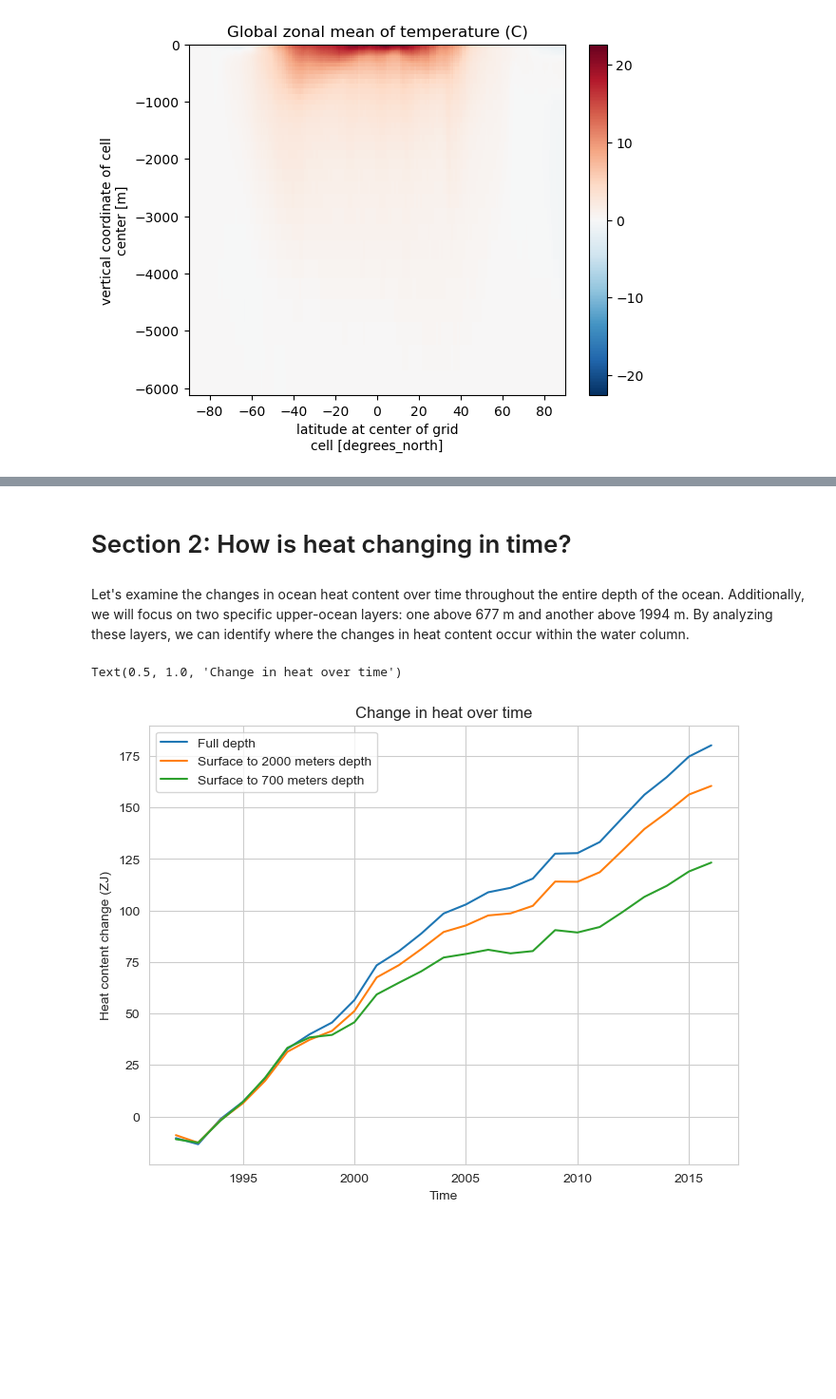
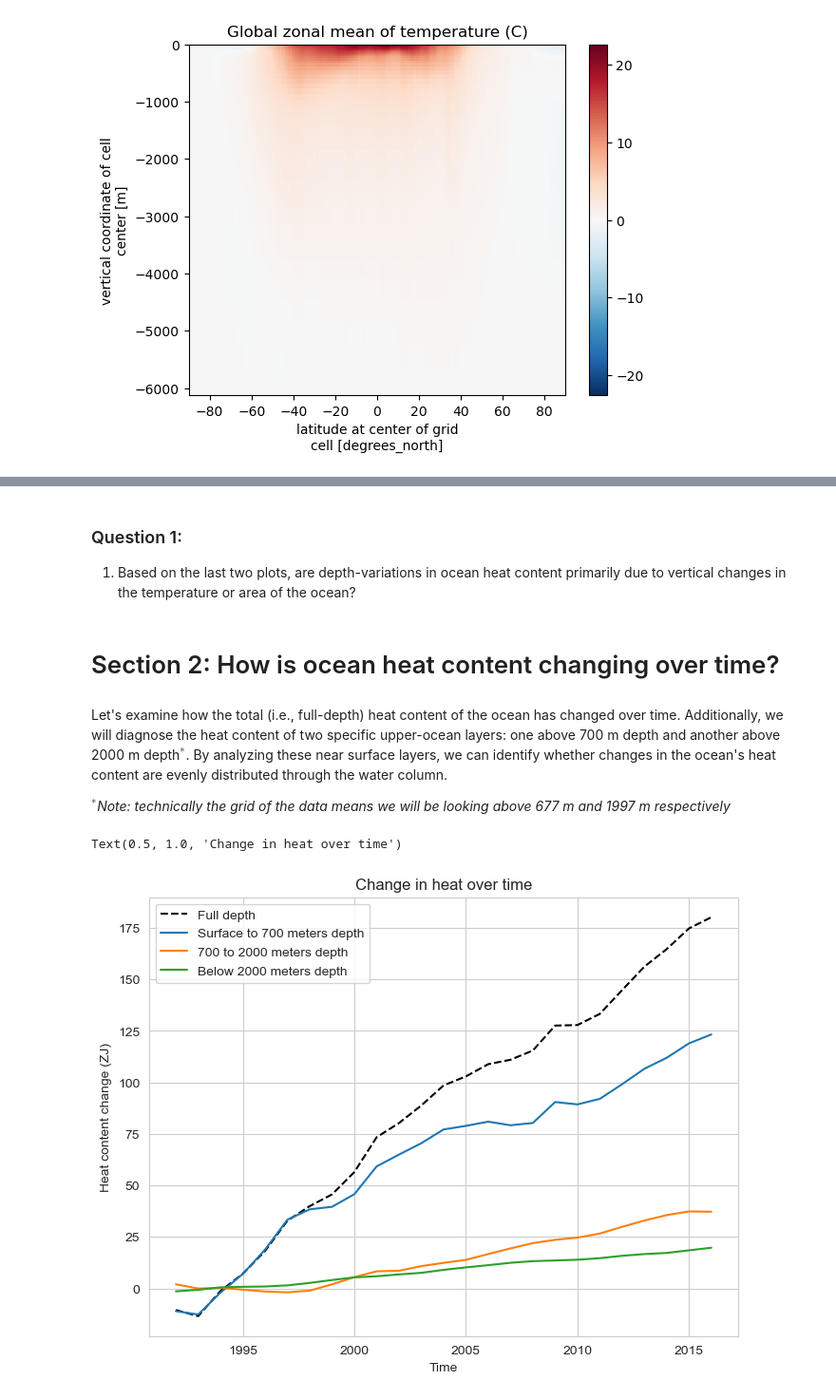
Before and after one commit to ClimateMatchAcademy/course-content, a Jupyter notebook: tutorials/W1D2_StateoftheClimateOceanandAtmosphereReanalysis/W1D2_Tutorial6.ipynb, the cells around one changed output, grey strips where cells are left out. Shown at 95% size. Drawn from its saved outputs; the diff is of its cells as text; code cells hidden in the pictures; blank space fills up the shorter version.

```diff
--- a/tutorials/W1D2_StateoftheClimateOceanandAtmosphereReanalysis/W1D2_Tutorial6.ipynb
+++ b/tutorials/W1D2_StateoftheClimateOceanandAtmosphereReanalysis/W1D2_Tutorial6.ipynb
@@ -103,0 +111,9 @@ We observe that a greater amount of heat is concentrated in the upper ocean comp
+# %%
+area_of_ocean=(subset_theta*subset_theta.dA/subset_theta).sum('latitude').sum('longitude') #we take an area integral first at each depth level
+
+sns.set_style(style="whitegrid") #comment out if don't want seaborn background
+fig,ax = plt.subplots(figsize=(8,6))
+plt.plot(-theta_annual.Zu,(area_of_ocean*subset_theta.dZ).cumsum())
+plt.xlabel('Depth (m)')
+plt.ylabel('Volume of the global ocean above this depth (m$^3$)')
+plt.title('Global ocean volume above each depth')
@@ -103,0 +123,4 @@ We observe that a greater amount of heat is concentrated in the upper ocean comp
+# %% [markdown]
+### Question 1:
+
+1. Based on the last two plots, are depth-variations in ocean heat content primarily due to vertical changes in the temperature or area of the ocean?
@@ -104,7 +133,9 @@ We observe that a greater amount of heat is concentrated in the upper ocean comp
 # %% [markdown]
-# Section 2: How is heat changing in time?
+# Section 2: How is ocean heat content changing over time?
 # %% [markdown]
-Let's examine the changes in ocean heat content over time throughout the entire depth of the ocean. Additionally, we will focus on two specific upper-ocean layers: one above 677 m and another above 1994 m. By analyzing these layers, we can identify where the changes in heat content occur within the water column.
+Let's examine how the total (i.e., full-depth) heat content of the ocean has changed over time. Additionally, we will diagnose the heat content of two specific upper-ocean layers: one above 700 m depth and another above 2000 m depth$^*$. By analyzing these near surface layers, we can identify whether changes in the ocean's heat content are evenly distributed through the water column.
+
+$^*$*Note: technically the grid of the data means we will be looking above 677 m and 1997 m respectively*
 # %%
 #this cell may take a while to run!
 rho = 1026 #kg/m^3
@@ -119,13 +150,14 @@ heat_anom_upper700=global_heat_upper700-global_heat_upper700[0:5].mean()
 # %%
 fig,ax = plt.subplots(figsize=(8,6))
 sns.set_style(style="whitegrid") #comment out if don't want seaborn background
-plt.plot(global_heat.year,heat_anom_fulldepth/10**21)
-plt.plot(global_heat.year,heat_anom_upper2000/10**21)
+plt.plot(global_heat.year,heat_anom_fulldepth/10**21, 'k--')
 plt.plot(global_heat.year,heat_anom_upper700/10**21)
+plt.plot(global_heat.year,(heat_anom_upper2000-heat_anom_upper700)/10**21)
+plt.plot(global_heat.year,(heat_anom_fulldepth-heat_anom_upper2000)/10**21)
 plt.xlabel('Time')
 plt.ylabel('Heat content change (ZJ)')
-plt.legend(['Full depth','Surface to 2000 meters depth','Surface to 700 meters depth'])
+plt.legend(['Full depth','Surface to 700 meters depth','700 to 2000 meters depth', 'Below 2000 meters depth'])
 plt.title('Change in heat over time')
 # %% [output]
 Text(0.5, 1.0, 'Change in heat over time')
-[figure, old version]
+[figure, new version]
```
Also changed, not shown: parts of 21 cells of this notebook.
